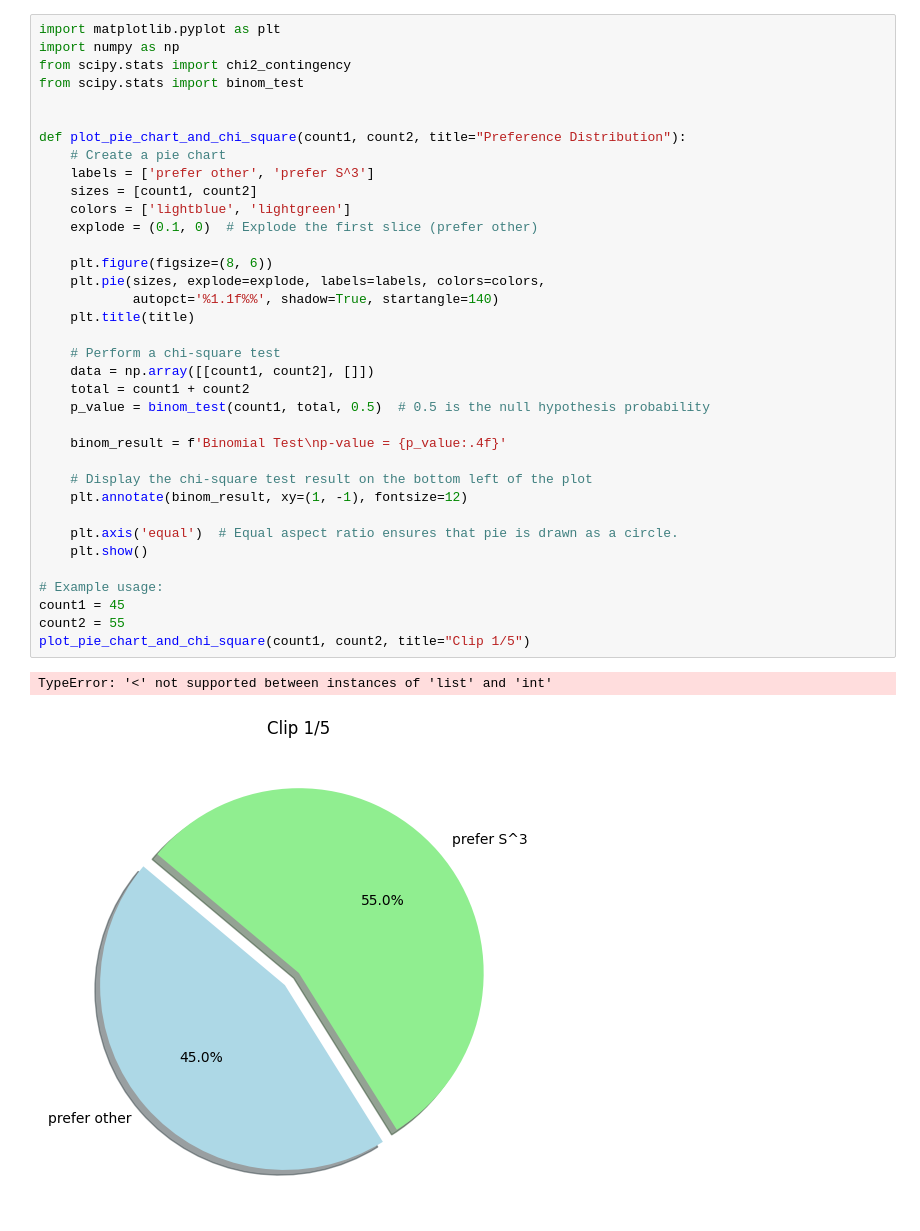
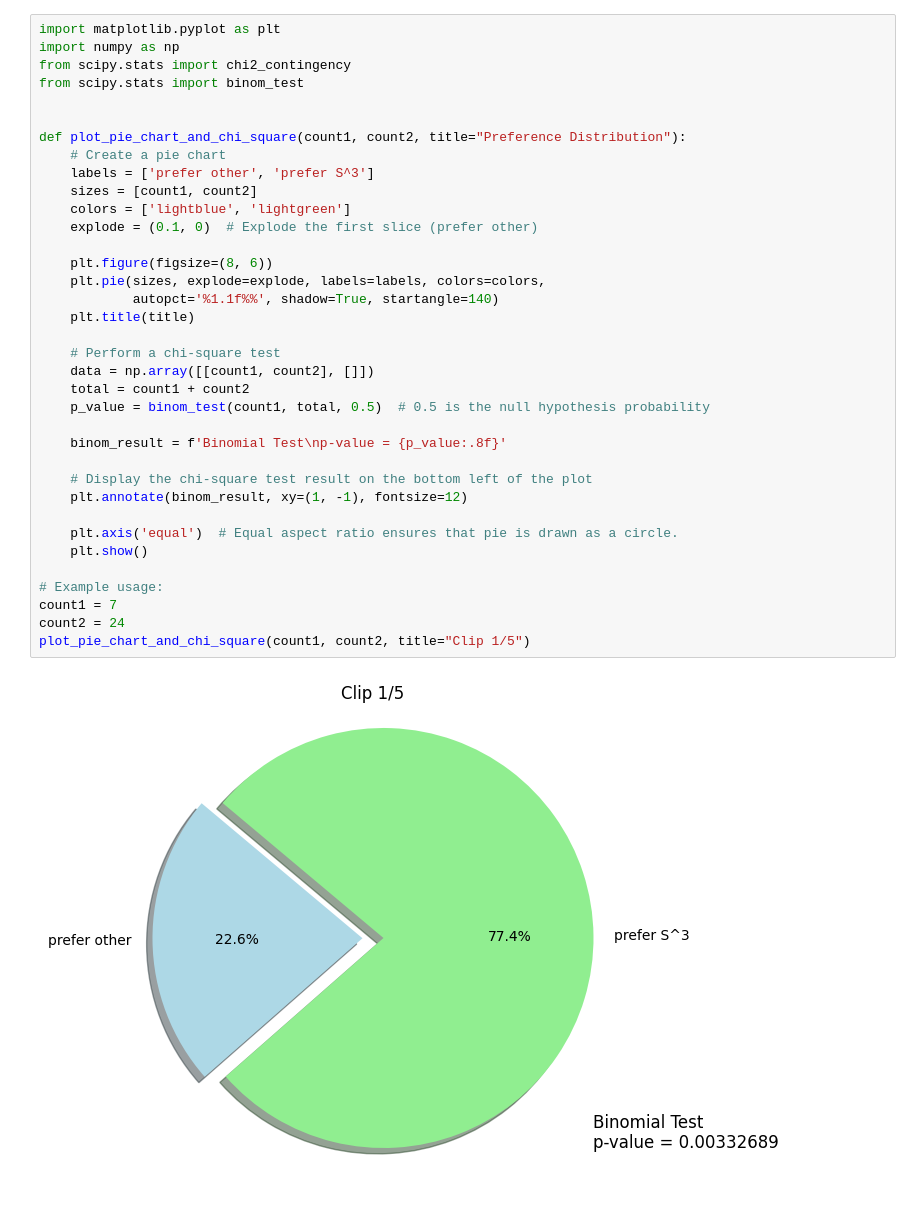
Before and after one commit to EvanSamaa/Gaze_project, a Jupyter notebook: user_study_analysis.ipynb, the cells around one changed output. Saved outputs shown, nothing was run; the diff lists cells and outputs as text.

```diff
--- a/user_study_analysis.ipynb
+++ b/user_study_analysis.ipynb
@@ -5,35 +5,34 @@ from scipy.stats import chi2_contingency
 from scipy.stats import binom_test
 
 
 def plot_pie_chart_and_chi_square(count1, count2, title="Preference Distribution"):
     # Create a pie chart
     labels = ['prefer other', 'prefer S^3']
     sizes = [count1, count2]
     colors = ['lightblue', 'lightgreen']
     explode = (0.1, 0)  # Explode the first slice (prefer other)
 
     plt.figure(figsize=(8, 6))
     plt.pie(sizes, explode=explode, labels=labels, colors=colors,
             autopct='%1.1f%%', shadow=True, startangle=140)
     plt.title(title)
 
     # Perform a chi-square test
     data = np.array([[count1, count2], []])
     total = count1 + count2
     p_value = binom_test(count1, total, 0.5)  # 0.5 is the null hypothesis probability
 
-    binom_result = f'Binomial Test\np-value = {p_value:.4f}'
+    binom_result = f'Binomial Test\np-value = {p_value:.8f}'
 
     # Display the chi-square test result on the bottom left of the plot
     plt.annotate(binom_result, xy=(1, -1), fontsize=12)
 
     plt.axis('equal')  # Equal aspect ratio ensures that pie is drawn as a circle.
     plt.show()
 
 # Example usage:
-count1 = 45
-count2 = 55
+count1 = 7
+count2 = 24
 plot_pie_chart_and_chi_square(count1, count2, title="Clip 1/5")
 # %% [output]
-TypeError: '<' not supported between instances of 'list' and 'int'
-[figure, old version]
+[figure, new version]
```
Also changed, not shown: parts of 1 cell of this notebook, 3 other files.
